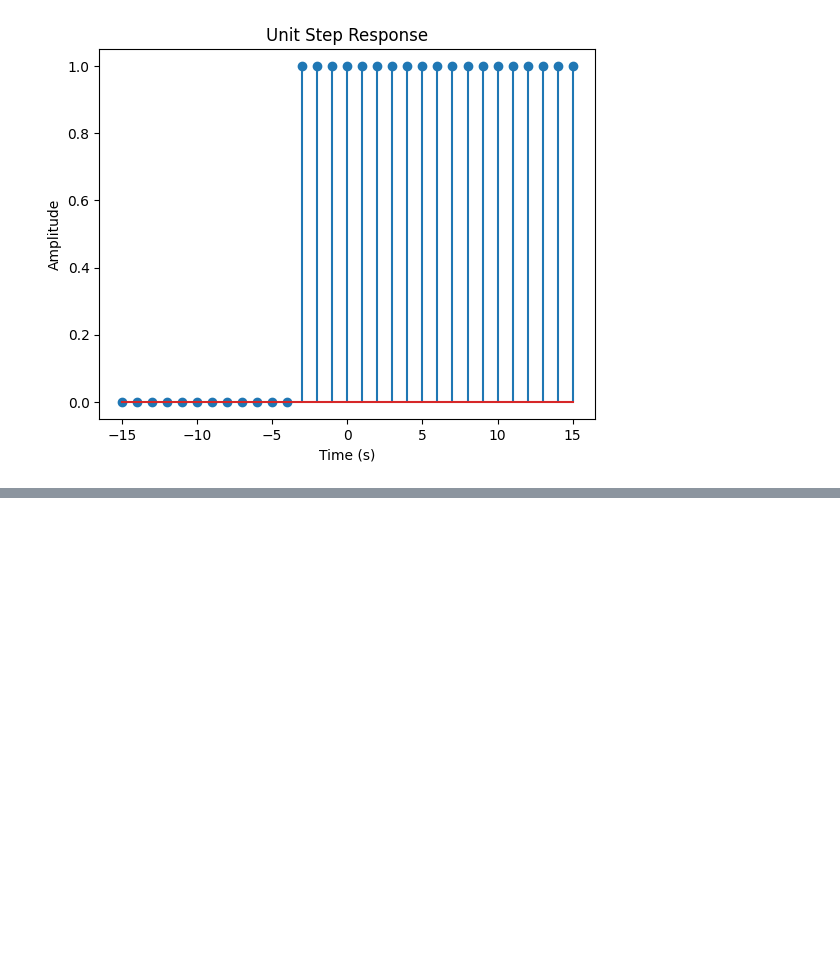
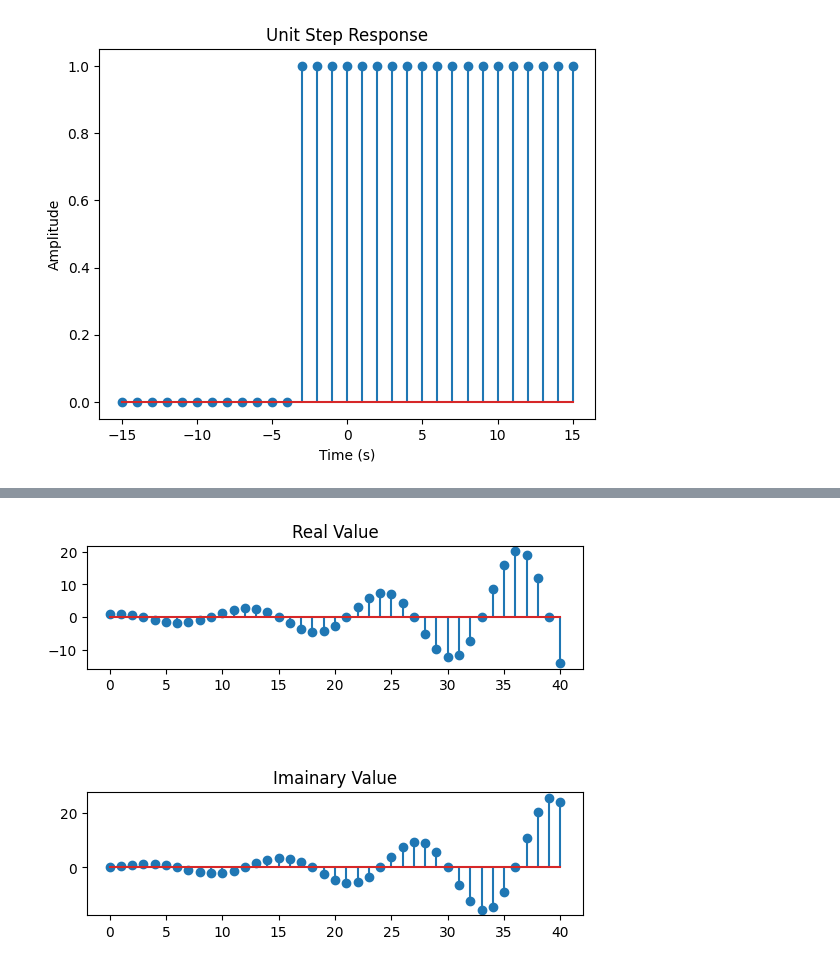
Before and after one commit to Thoalfeqar-gata/DSP-Master-Degree, a Jupyter notebook: Lecture 1.ipynb, the cells around one changed output, grey strips where cells are left out. Cells and saved outputs as stored; diff of their text form; code cells hidden in the pictures; blank space fills up the shorter version.

```diff
--- a/Lecture 1.ipynb
+++ b/Lecture 1.ipynb
@@ -112,0 +147,28 @@ plt.show()
+# %%
+def complex_exponential_sequence(begin, end, alpha, w0):
+    '''
+    Implements x(n) = e**((alpha + j*w0)*n)
+    alpha = attenuation scaler
+    w0 = frequency in radians
+    '''
+    if end <= begin:
+        raise ValueError('end must be greater than begin!')
+    elif n > end or n < begin:
+        raise IndexError('n must be between begin and end!')
+    time = np.linspace(begin, end, end - begin + 1, endpoint = True)
+    amplitude = np.exp((alpha + w0*1j)*time)
+
+    return amplitude, time
+
+amplitude, time = complex_exponential_sequence(0, 40, 1/12, np.pi/6)
+
+plt.subplots_adjust(hspace = 1)
+plt.subplot(2,1,1)
+plt.title('Real Value')
+plt.stem(time, amplitude.real)
+plt.subplot(2,1,2)
+plt.title('Imainary Value')
+plt.stem(time, amplitude.imag)
+plt.show()
+# %% [output]
+[figure, added]
```
Also changed, not shown: parts of 8 cells of this notebook.
